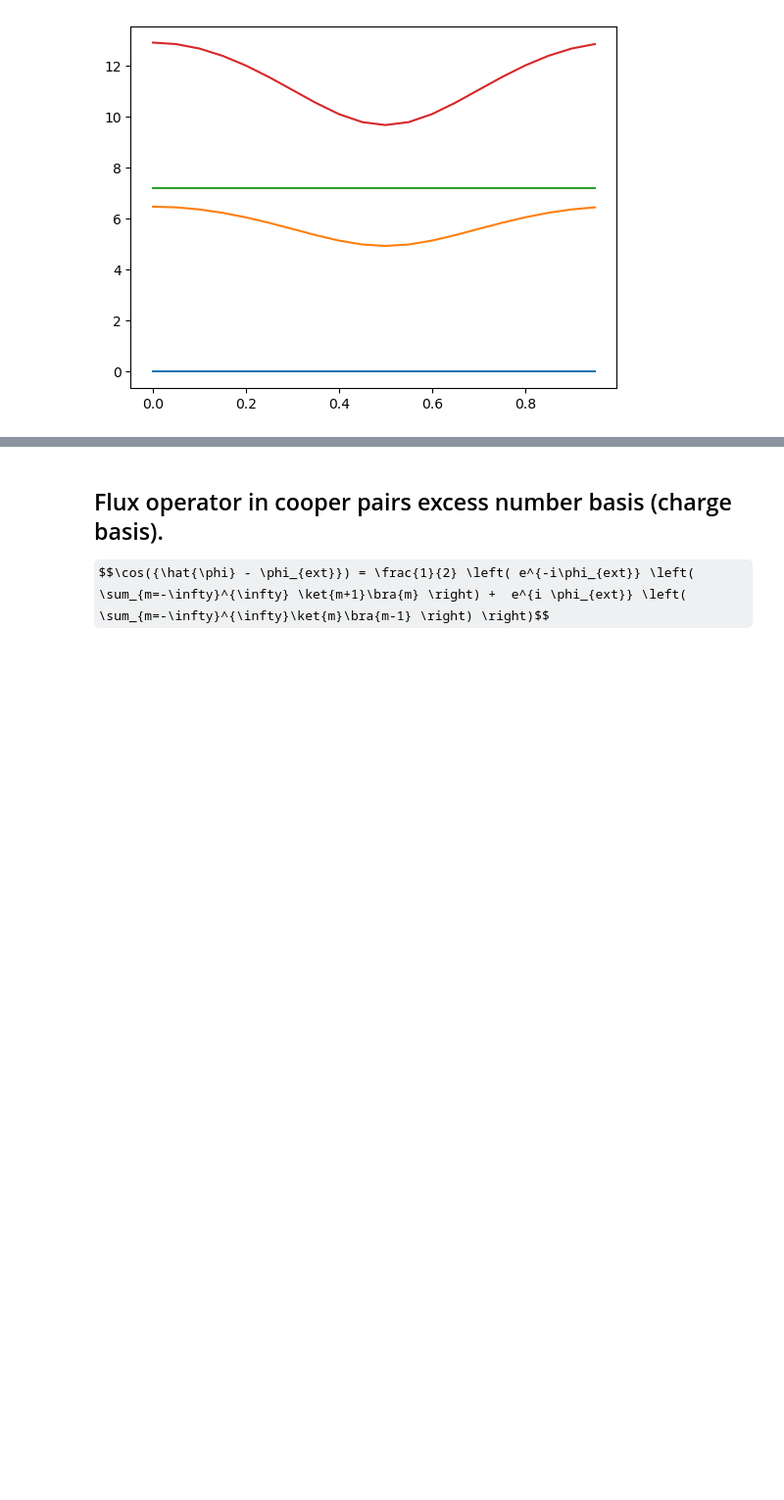
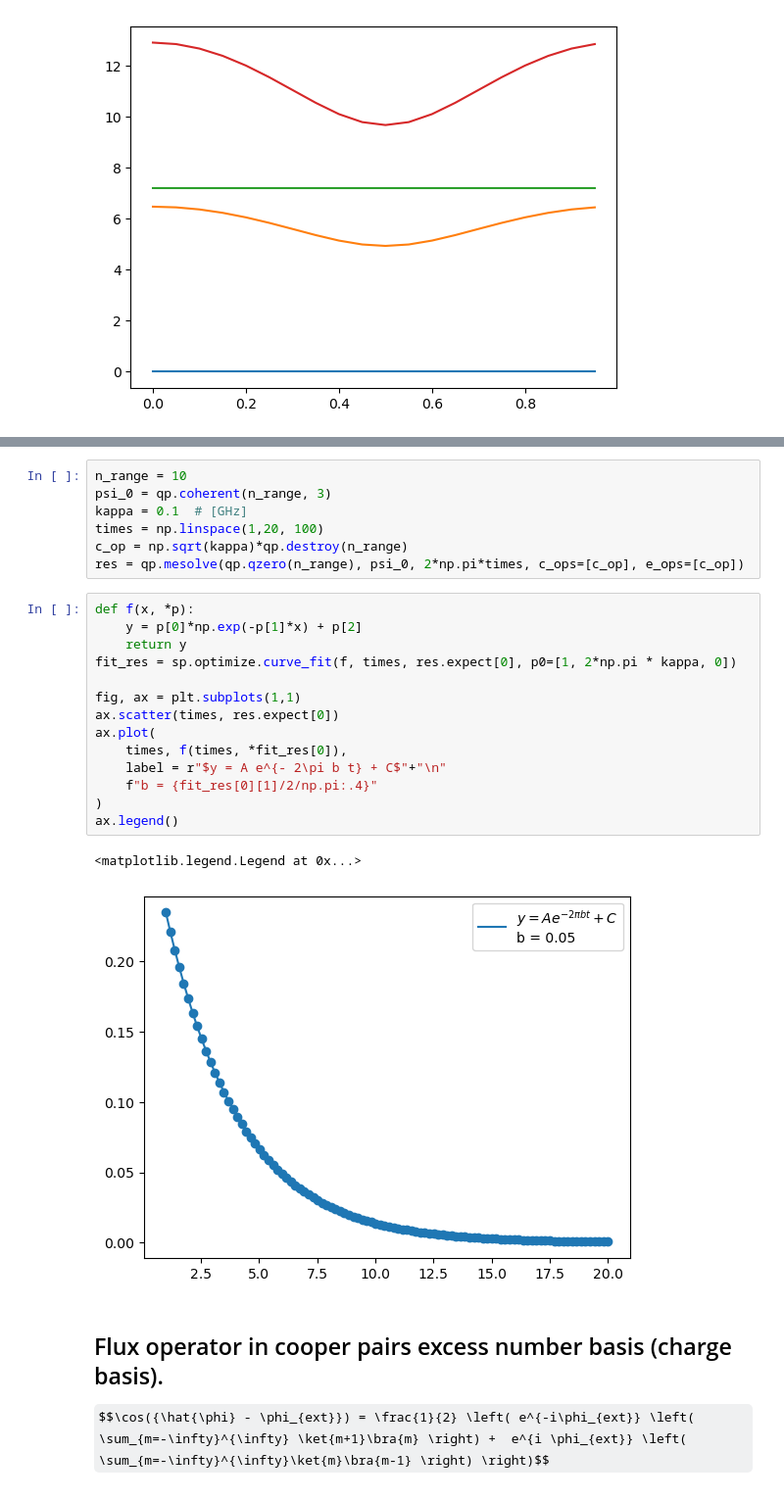
Before and after one commit to shamil777/simulations, a Jupyter notebook: Transmon dispersive shift CW readout curve.ipynb, the cells around one changed output, grey strips where cells are left out. Shown at 98% size. Saved outputs shown, nothing was run; the diff lists cells and outputs as text; some formulas as TeX source; blank space fills up the shorter version.

Commit message:
find time decay coefficient

```diff
--- a/Transmon dispersive shift CW readout curve.ipynb
+++ b/Transmon dispersive shift CW readout curve.ipynb
@@ -196,3 +201,27 @@ for evals in (evals_arr - evals_arr[0]):
+# %%
+n_range = 10
+psi_0 = qp.coherent(n_range, 3)
+kappa = 0.1  # [GHz]
+times = np.linspace(1,20, 100)
+c_op = np.sqrt(kappa)*qp.destroy(n_range)
+res = qp.mesolve(qp.qzero(n_range), psi_0, 2*np.pi*times, c_ops=[c_op], e_ops=[c_op])
+# %%
+def f(x, *p):
+    y = p[0]*np.exp(-p[1]*x) + p[2]
+    return y
+fit_res = sp.optimize.curve_fit(f, times, res.expect[0], p0=[1, 2*np.pi * kappa, 0])
+
+fig, ax = plt.subplots(1,1)
+ax.scatter(times, res.expect[0])
+ax.plot(
+    times, f(times, *fit_res[0]),
+    label = r"$y = A e^{- 2\pi b t} + C$"+"\n"
+    f"b = {fit_res[0][1]/2/np.pi:.4}"
+)
+ax.legend()
+# %% [output]
+<matplotlib.legend.Legend at 0x...>
+[figure, added]
 # %% [markdown]
 ## Flux operator in cooper pairs excess number basis (charge basis).
 $$\cos({\hat{\phi} - \phi_{ext}}) = \frac{1}{2} \left( e^{-i\phi_{ext}} \left( \sum_{m=-\infty}^{\infty} \ket{m+1}\bra{m} \right) +  e^{i \phi_{ext}} \left( \sum_{m=-\infty}^{\infty}\ket{m}\bra{m-1} \right) \right)$$
```
Also changed, not shown: parts of 3 cells of this notebook.
